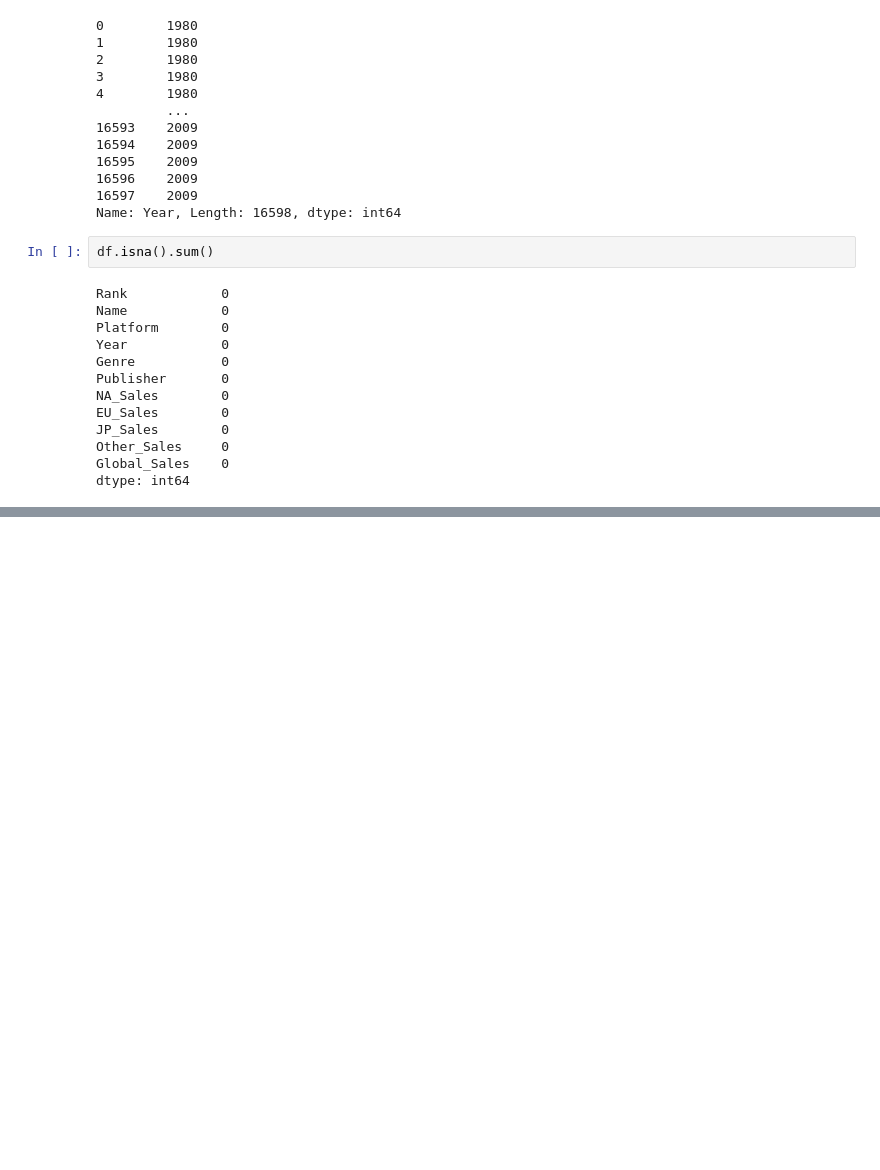
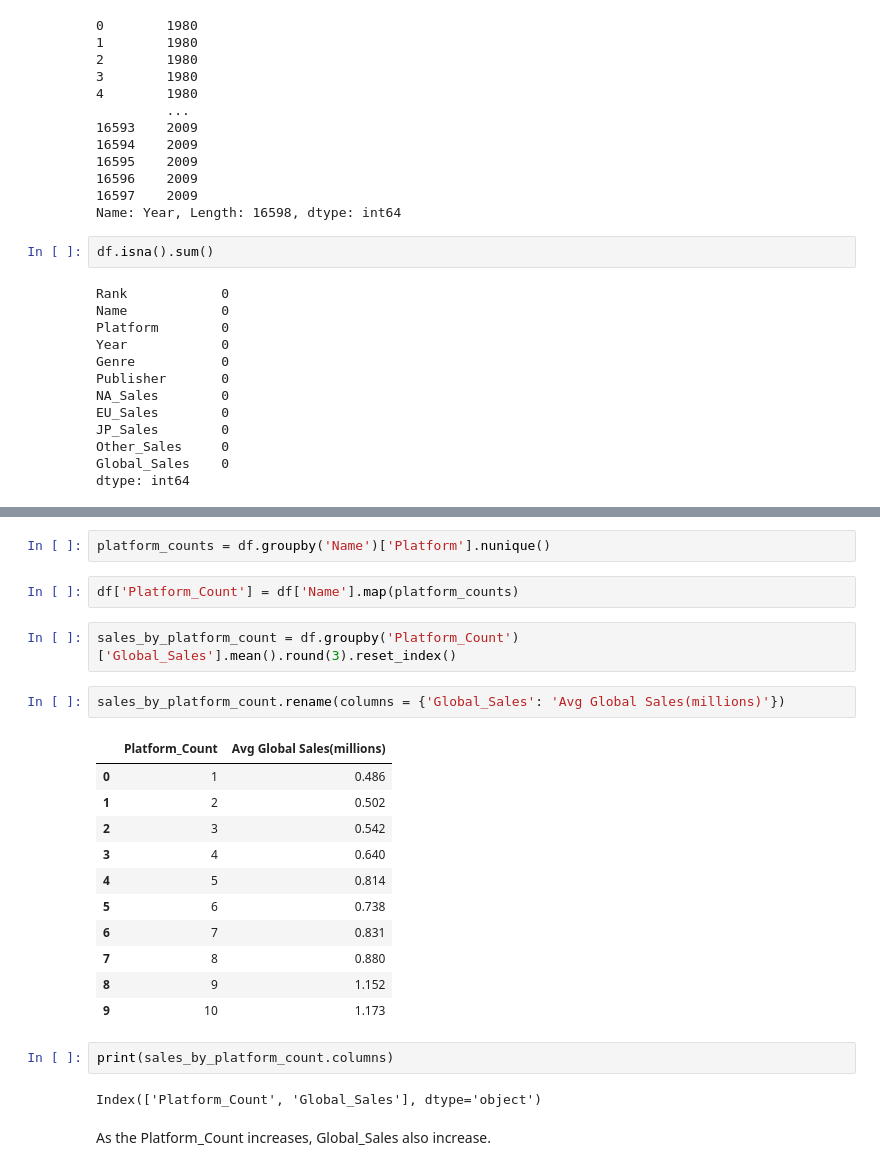
Before and after one commit to Yojana-Ghimire/Data_Analysis_Project, a Jupyter notebook: eda-of-videogame-sale.ipynb, the cells around one changed output, grey strips where cells are left out. Drawn from its saved outputs; the diff is of its cells as text; blank space fills up the shorter version.

```diff
--- a/eda-of-videogame-sale.ipynb
+++ b/eda-of-videogame-sale.ipynb
@@ -146,0 +246,26 @@ dtype: int64
+# %%
+platform_counts = df.groupby('Name')['Platform'].nunique()
+# %%
+df['Platform_Count'] = df['Name'].map(platform_counts)
+# %%
+sales_by_platform_count = df.groupby('Platform_Count')['Global_Sales'].mean().round(3).reset_index()
+# %%
+sales_by_platform_count.rename(columns = {'Global_Sales': 'Avg Global Sales(millions)'})
+# %% [output]
+|  | Platform_Count | Avg Global Sales(millions) |
+| 0 | 1 | 0.486 |
+| 1 | 2 | 0.502 |
+| 2 | 3 | 0.542 |
+| 3 | 4 | 0.640 |
+| 4 | 5 | 0.814 |
+| 5 | 6 | 0.738 |
+| 6 | 7 | 0.831 |
+| 7 | 8 | 0.880 |
+| 8 | 9 | 1.152 |
+| 9 | 10 | 1.173 |
+# %%
+print(sales_by_platform_count.columns)
+# %% [output]
+Index(['Platform_Count', 'Global_Sales'], dtype='object')
+# %% [markdown]
+As the Platform_Count increases, Global_Sales also increase.
```
Also changed, not shown: parts of 13 cells of this notebook.
